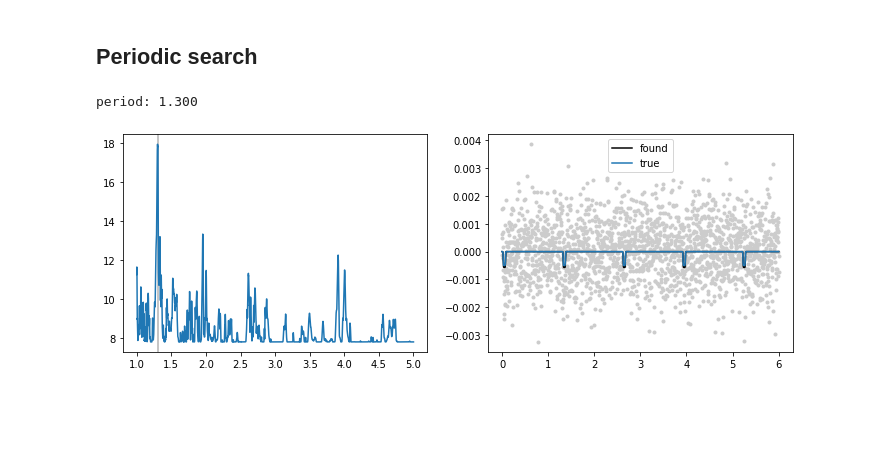
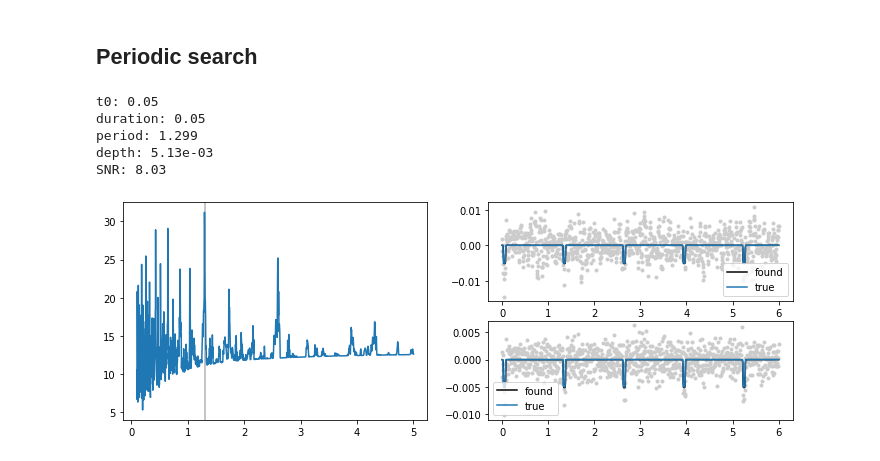
Before and after one commit to lgrcia/nuance, a Jupyter notebook: docs/notebooks/periodic_search.ipynb, the cells around one changed output. Drawn from its saved outputs; the diff is of its cells as text; code cells hidden in the pictures; blank space fills up the shorter version.

```diff
--- a/docs/notebooks/periodic_search.ipynb
+++ b/docs/notebooks/periodic_search.ipynb
@@ -26,9 +29,9 @@ plt.plot(time, diff_flux, ".")
 from nuance import Nuance
 from tinygp import kernels, GaussianProcess
 
-gp = GaussianProcess(kernels.quasisep.Exp(1e15), time, diag=diff_error**2, mean=1.)
+#gp = GaussianProcess(kernels.quasisep.Exp(1e15), time, diag=diff_error**2, mean=1.)
 nu = Nuance(time, diff_flux, gp, X.T)
 
 t0s = time.copy()
 Ds = np.linspace(0.01, 0.1, 10)
-ll, z, vz = nu.linear_search(t0s, Ds)
+result = nu.linear_search(t0s, Ds)
@@ -58,23 +43,36 @@ llc, llv = nu.periodic_search(periods)
+# %%
+t0, D, P = result.best
+
+print(f"""t0: {t0:.2f}
+duration: {D:.2f}
+period: {P:.3f}
+depth: {nu.depth(t0, D, P)[0]:1.2e}
+SNR: {nu.snr(t0, D, P):.2f}""")
+# %% [output]
+t0: 0.05
+duration: 0.05
+period: 1.299
+depth: 5.13e-03
+SNR: 8.03
 # %%
-# periodogram
-i, j = np.unravel_index(np.argmax(llv), llv.shape)
-p0 = periods[i]
-print(f"period: {p0:.3f}")
+plt.figure(None, (12, 4))
 
-# best model
-t0, D = nu.best_periodic_transit(p0)
-m = periodic_transit(time, t0,  D, 1, P=p0)
-mean, astro, noise = nu.models_m(m)
+plt.subplot(2, 2, (1, 3))
+plt.axvline(true_period, c="k", alpha=0.3)
+plt.plot(*result.periodogram())
 
-plt.figure(None, (12, 4))
-plt.subplot(121)
-plt.axvline(p0, c="k", alpha=0.3)
-plt.plot(periods, llv.T[j])
-plt.subplot(122)
+mean, astro, noise = nu.models(t0, D, P)
+
+plt.subplot(2, 2, 2)
 plt.plot(time, diff_flux, ".", c="0.8")
-plt.plot(time, astro+noise, c="k", label="found")
+plt.plot(time, astro, c="k", label="found")
 plt.plot(time, true_transit, c="C0", label="true")
 _ = plt.legend()
+
+plt.subplot(2, 2, 4)
+plt.plot(time, diff_flux-noise-mean, ".", c="0.8")
+plt.plot(time, astro, c="k", label="found")
+plt.plot(time, true_transit, c="C0", label="true")
+_ = plt.legend()
 # %% [output]
-period: 1.300
-[figure, old version]
+[figure, new version]
```
Also changed, not shown: parts of 4 cells of this notebook, 6 other files.
